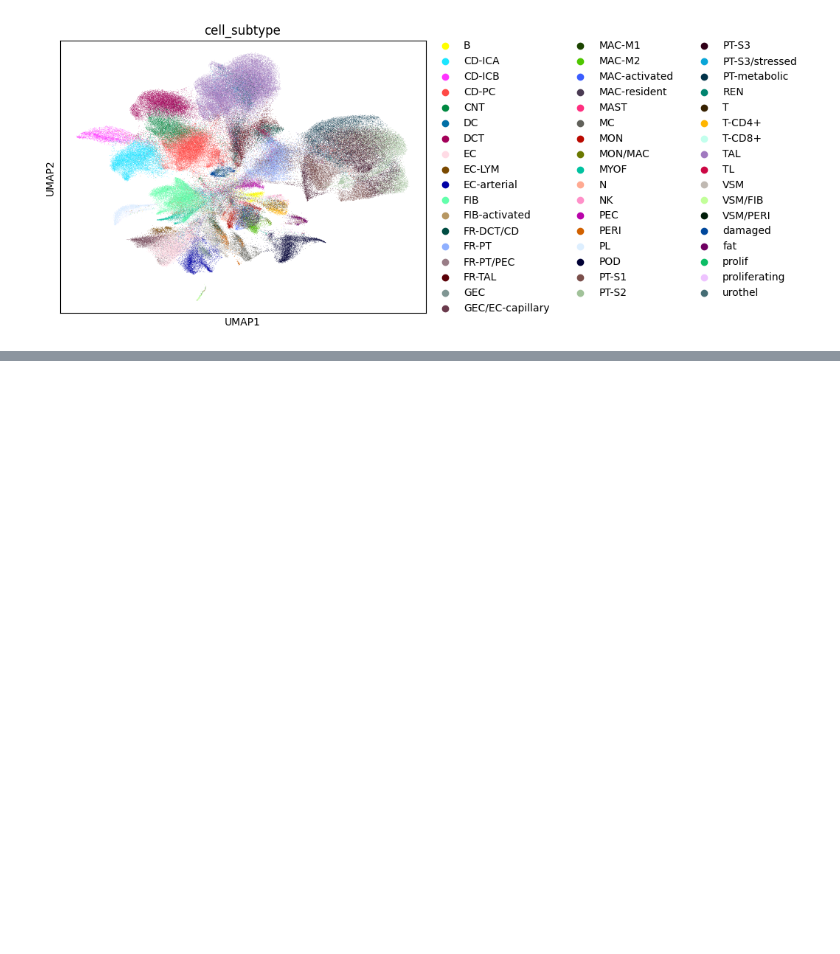
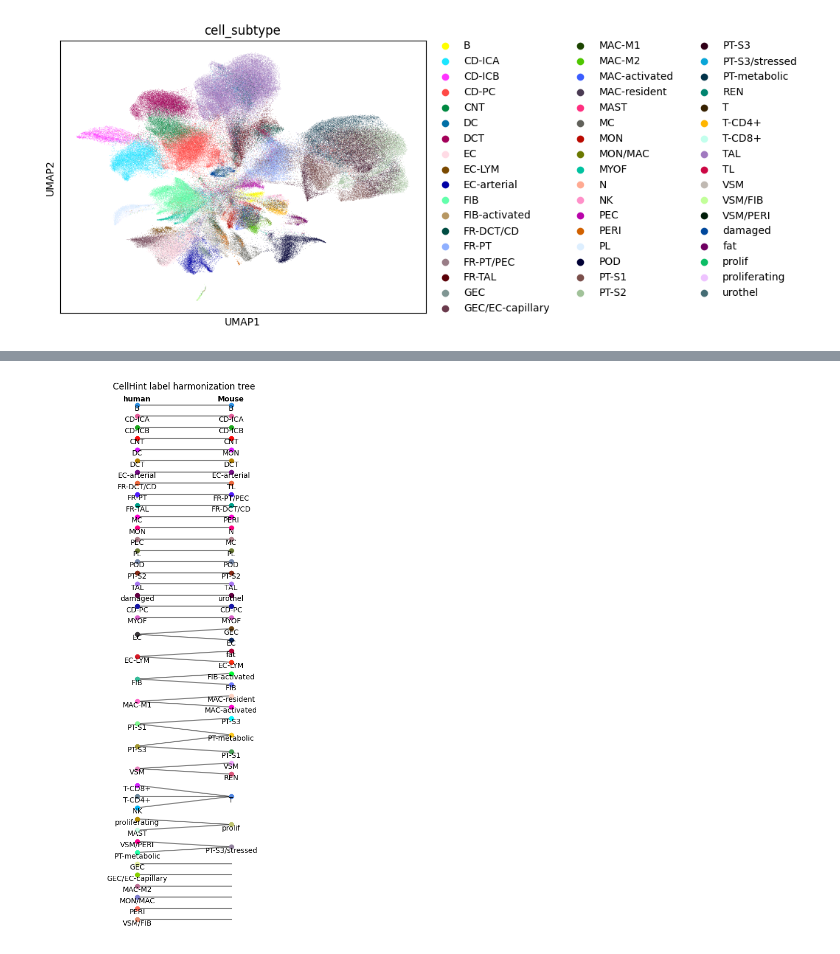
Before and after one commit to mehdijoodaki/Kidney_Emilia, a Jupyter notebook: flex_integration/Human_Mouse.ipynb, the cells around one changed output, grey strips where cells are left out. Saved outputs shown, nothing was run; the diff lists cells and outputs as text; code cells hidden in the pictures; blank space fills up the shorter version.

Commit message:
add cellhint

```diff
--- a/flex_integration/Human_Mouse.ipynb
+++ b/flex_integration/Human_Mouse.ipynb
@@ -107,0 +115,2 @@ sc.pl.umap(adata,color='cell_subtype')
+# %%
+alignment = cellhint.DistanceAlignment.load('/data/scRNA/To_Mehdi/Emilia/flex/pilot2_embeddings/cell_hint/all_data_alignment_novel_0.001_unique_0.1-0.2-0.3_divide_0.015-0.03-0.075.pkl')
@@ -107,0 +137,5 @@ sc.pl.umap(adata,color='cell_subtype')
+# %%
+#From left to right, it shows how cell types from different datasets are hierarchically matched and grouped based on similarity.**
+cellhint.treeplot(alignment)
+# %% [output]
+[figure, added]
```
Also changed, not shown: parts of 4 cells of this notebook.
